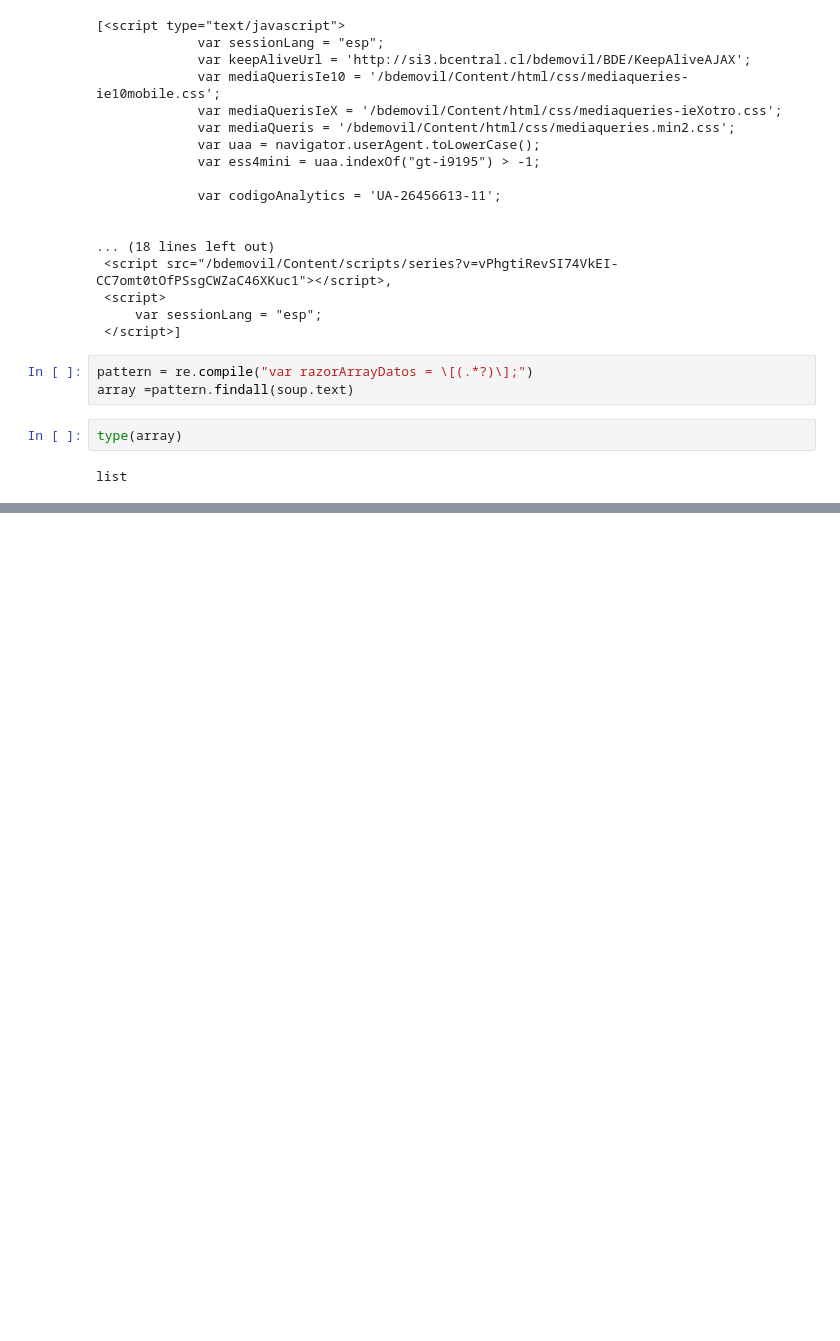
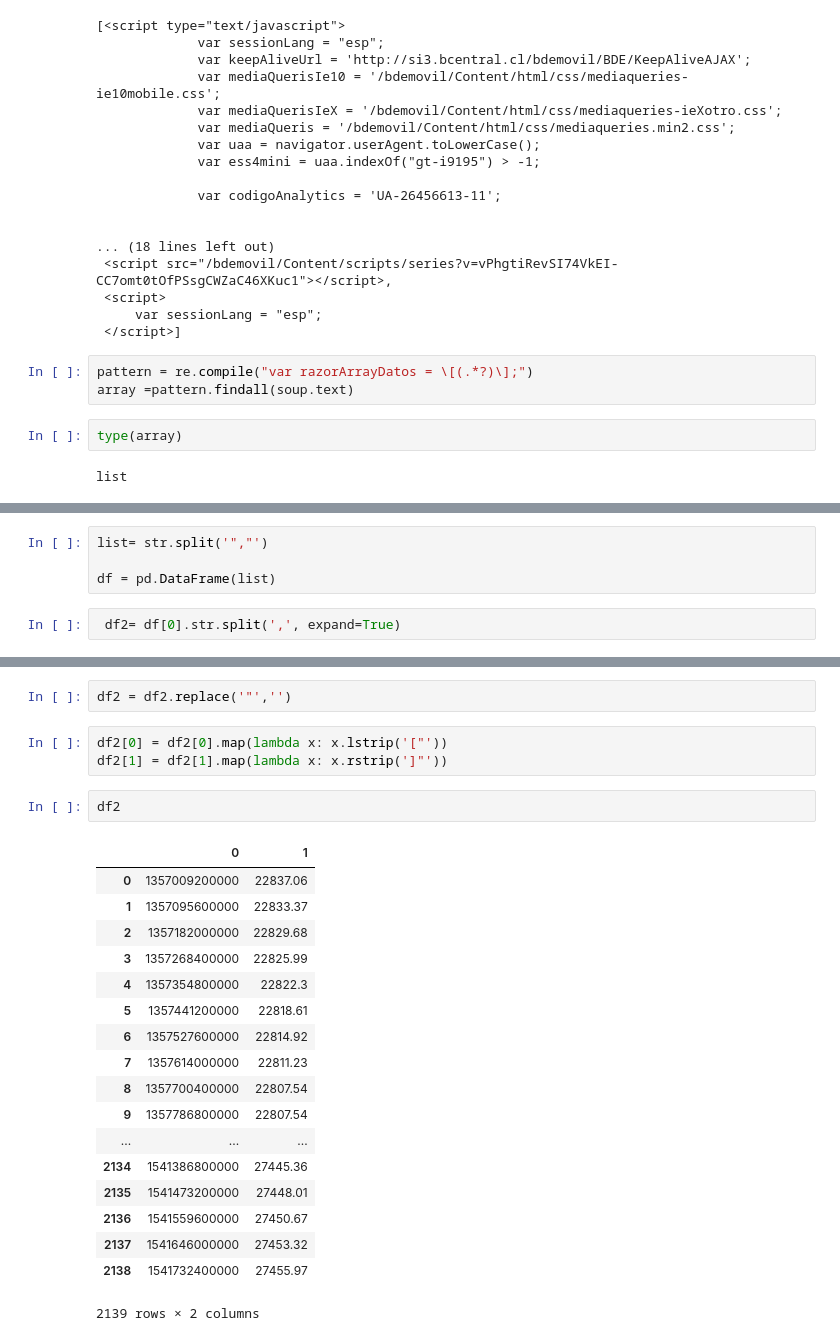
Before and after one commit to callejasv1/UFScraper, a Jupyter notebook: UFScraper.ipynb, the cells around one changed output, grey strips where cells are left out. Saved outputs shown, nothing was run; the diff lists cells and outputs as text; blank space fills up the shorter version.

```diff
--- a/UFScraper.ipynb
+++ b/UFScraper.ipynb
@@ -86,0 +60,6 @@ AttributeError: 'list' object has no attribute 'replace'
+# %%
+list= str.split('","')
+
+df = pd.DataFrame(list)
+# %%
+ df2= df[0].str.split(',', expand=True)
@@ -86,0 +75,26 @@ AttributeError: 'list' object has no attribute 'replace'
+# %%
+df2 = df2.replace('"','')
+# %%
+df2[0] = df2[0].map(lambda x: x.lstrip('["'))
+df2[1] = df2[1].map(lambda x: x.rstrip(']"'))
+# %%
+df2
+# %% [output]
+|  | 0 | 1 |
+| 0 | 1357009200000 | 22837.06 |
+| 1 | 1357095600000 | 22833.37 |
+| 2 | 1357182000000 | 22829.68 |
+| 3 | 1357268400000 | 22825.99 |
+| 4 | 1357354800000 | 22822.3 |
+| 5 | 1357441200000 | 22818.61 |
+| 6 | 1357527600000 | 22814.92 |
+| 7 | 1357614000000 | 22811.23 |
+| 8 | 1357700400000 | 22807.54 |
+| 9 | 1357786800000 | 22807.54 |
+| ... | ... | ... |
+| 2134 | 1541386800000 | 27445.36 |
+| 2135 | 1541473200000 | 27448.01 |
+| 2136 | 1541559600000 | 27450.67 |
+| 2137 | 1541646000000 | 27453.32 |
+| 2138 | 1541732400000 | 27455.97 |
+2139 rows × 2 columns
```
Also changed, not shown: parts of 14 cells of this notebook.
